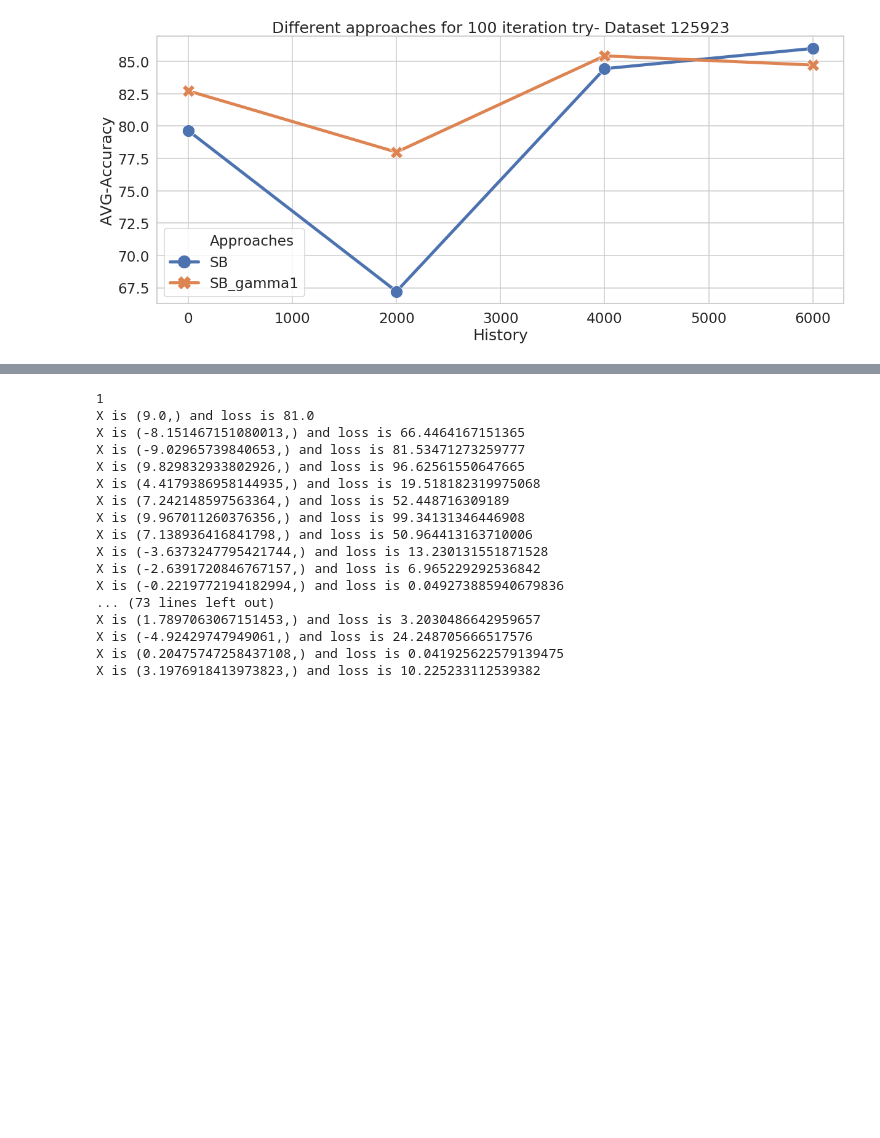
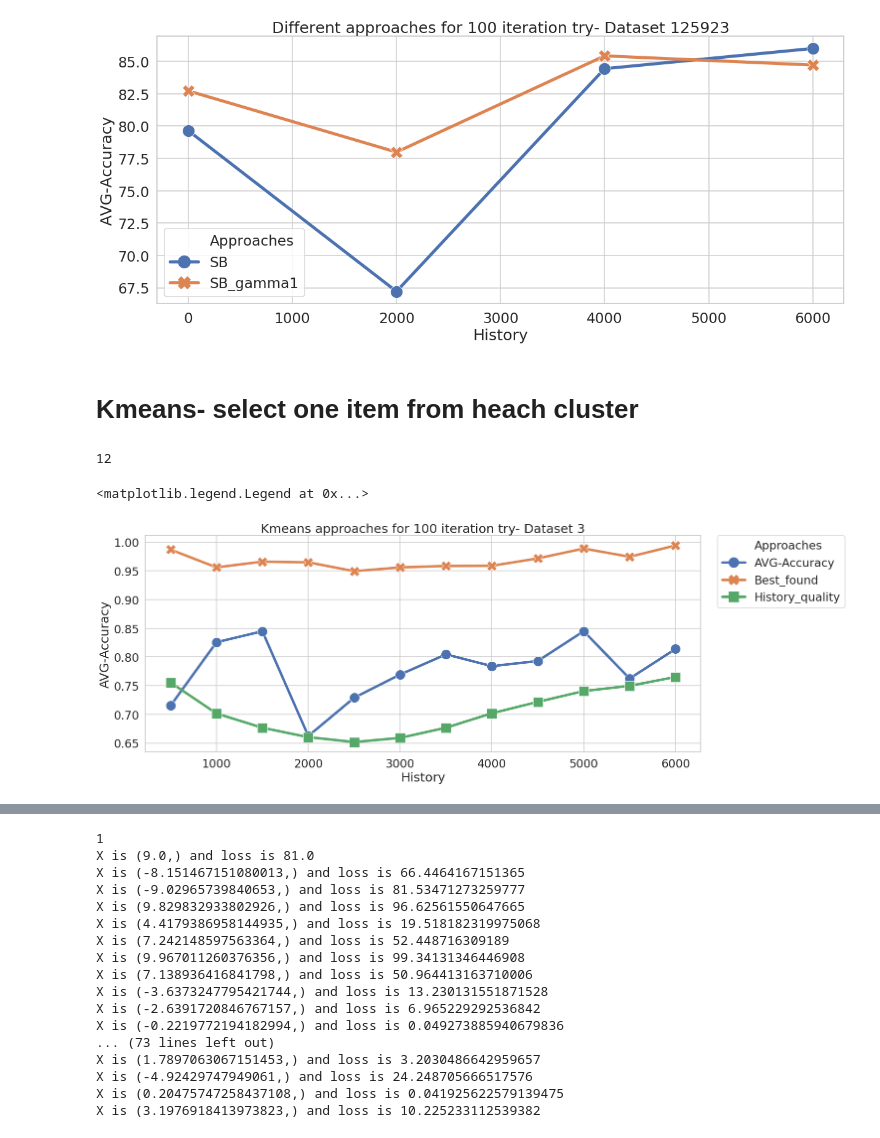
Before and after one commit to Milad-abbaszadeh/hyperopt, a Jupyter notebook: ipythons/Result_in_all_datasets.ipynb, the cells around one changed output, grey strips where cells are left out. Cells and saved outputs as stored; diff of their text form; code cells hidden in the pictures; blank space fills up the shorter version.

```diff
--- a/ipythons/Result_in_all_datasets.ipynb
+++ b/ipythons/Result_in_all_datasets.ipynb
@@ -81,8 +81,8 @@ g.set(ylim=(60,95))
 # %%
 trial_3 = pickle.load(open("/home/dfki/Desktop/Thesis/openml_test/pickel_files/3/trial_3.p", "rb"))
 # %%
-all_trials = pickle.load(open("/home/dfki/Desktop/Thesis/hyperopt/result_openml/mylaptop/3/dima/3/10000it_0in_3.p", "rb"))
-trial_3 = temp.remove_zero_trial(all_trials)
+# all_trials = pickle.load(open("/home/dfki/Desktop/Thesis/hyperopt/result_openml/mylaptop/3/dima/3/10000it_0in_3.p", "rb"))
+# trial_3 = temp.remove_zero_trial(all_trials)
 # %% [output]
 Number of fail_point is 1227
 # %%
@@ -238,3 +242,43 @@ sns.lineplot(x='History', y='AVG-Accuracy',style='Approaches',markers=True,dashe
 # %% [output]
 Text(0.5, 1.0, 'Different approaches for 100 iteration try- Dataset 125923')
 [figure]
+# %% [markdown]
+# Kmeans- select one item from heach cluster
+# %%
+
+experiment = pickle.load(open("/home/dfki/Desktop/Thesis/hyperopt/result_openml/mylaptop/31/automatic/new/experiment_history1.p", "rb"))
+len(experiment)
+# %% [output]
+12
+# %%
+x_axis_kmeans=[]
+avg_acc_3_kmeans=[]
+std_3 =[]
+max_found_3 =[]
+history_quality=[]
+for item in experiment:
+    x_axis_kmeans.append(item[0])
+    avg_acc_3_kmeans.append(item[1])
+    std_3.append(item[2])
+    max_found_3.append(item[3])
+    history_quality.append(item[4])
+
+d3kmeasn ={
+    'History':x_axis_kmeans,
+    'AVG-Accuracy':avg_acc_3_kmeans,
+#     'std':std_3,
+    'Best_found':max_found_3,
+    'History_quality':history_quality
+}
+
+pd3kmeasn = pd.DataFrame(d3kmeasn)
+
+sns.set(font_scale=1.4,style='whitegrid',)
+sns.set_context("talk",font_scale=1.4, rc={"lines.linewidth": 5,'lines.markersize':20})
+# %%
+
+sns.lineplot(x='History', y='AVG-Accuracy',style='Approaches',markers=True,dashes=False,hue='Approaches',data=pd.melt(pd3kmeasn,['History'],value_name ='AVG-Accuracy',var_name='Approaches')).set_title('Kmeans approaches for 100 iteration try- Dataset 3')
+plt.legend(bbox_to_anchor=(1.03, 1), loc=2, borderaxespad=0.)
+# %% [output]
+<matplotlib.legend.Legend at 0x...>
+[figure, added]
```
Also changed, not shown: parts of 7 cells of this notebook, 34 other files.
